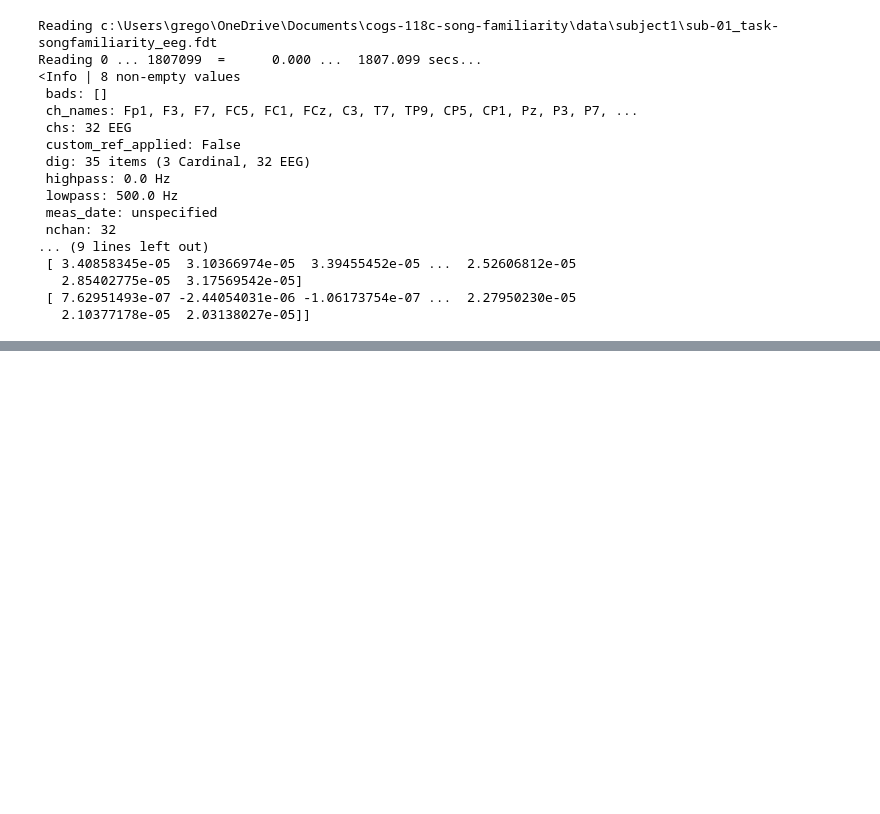
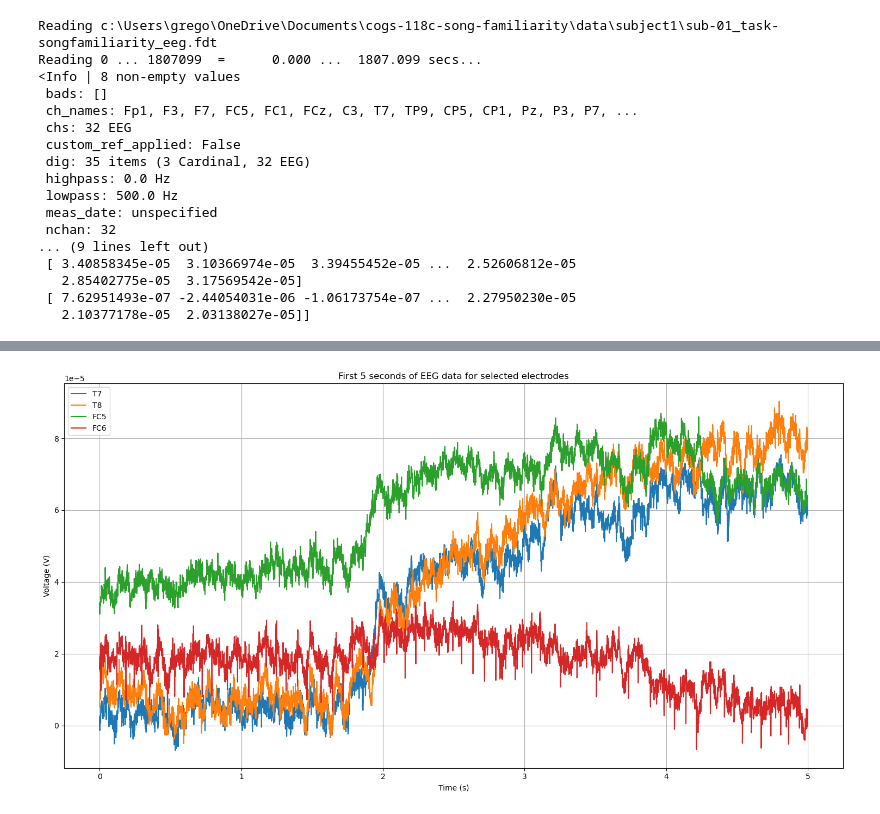
Before and after one commit to gregoryweber/cogs-118c-song-familiarity, a Jupyter notebook: main.ipynb, the cells around one changed output, grey strips where cells are left out. Cells and saved outputs as stored; diff of their text form; code cells hidden in the pictures; blank space fills up the shorter version.

```diff
--- a/main.ipynb
+++ b/main.ipynb
@@ -29,0 +68,26 @@ Reading 0 ... 1807099  =      0.000 ...  1807.099 secs...
+# %%
+# Graph time series for T7, T8, FC5, and FC6 electrodes, as these are most relevant
+
+# Get the indices of the electrodes
+T7_idx = raw.ch_names.index('T7')
+T8_idx = raw.ch_names.index('T8')
+FC5_idx = raw.ch_names.index('FC5')
+FC6_idx = raw.ch_names.index('FC6')
+
+# Get first 5 seconds of data for selected electrodes
+data, times = raw[[T7_idx, T8_idx, FC5_idx, FC6_idx], :5000]
+
+plt.figure(figsize=(15, 8))
+plt.plot(times, data[0], label='T7')
+plt.plot(times, data[1], label='T8')
+plt.plot(times, data[2], label='FC5')
+plt.plot(times, data[3], label='FC6')
+
+plt.xlabel('Time (s)')
+plt.ylabel('Voltage (V)')
+plt.title('First 5 seconds of EEG data for selected electrodes')
+plt.grid(True)
+plt.legend()
+plt.tight_layout()
+# %% [output]
+[figure, added]
```
Also changed, not shown: parts of 9 cells of this notebook.
